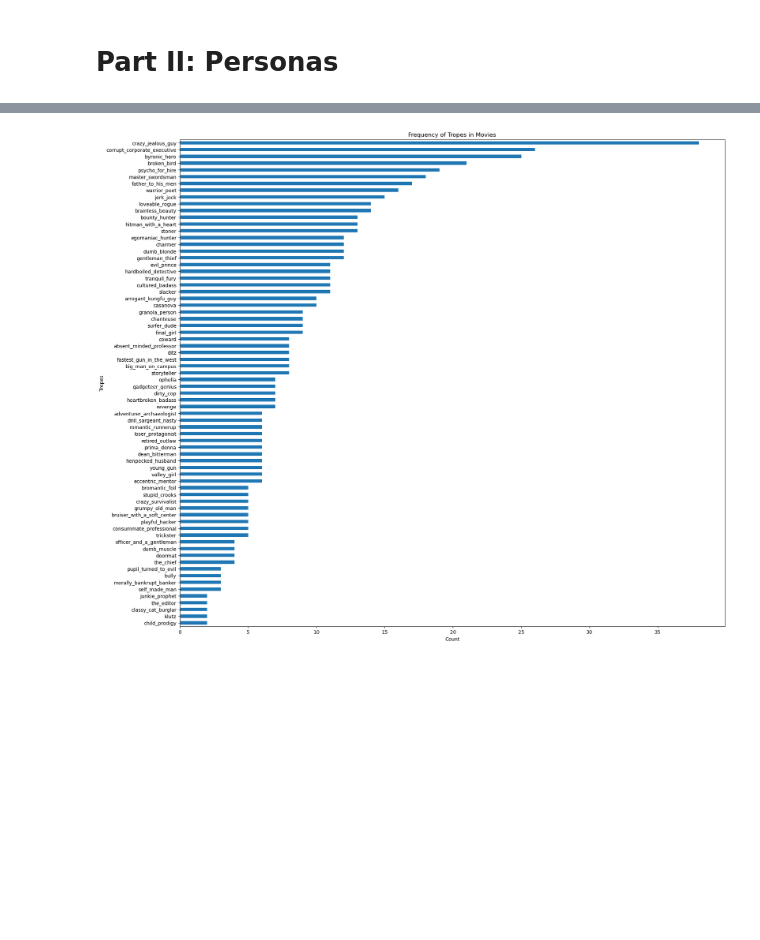
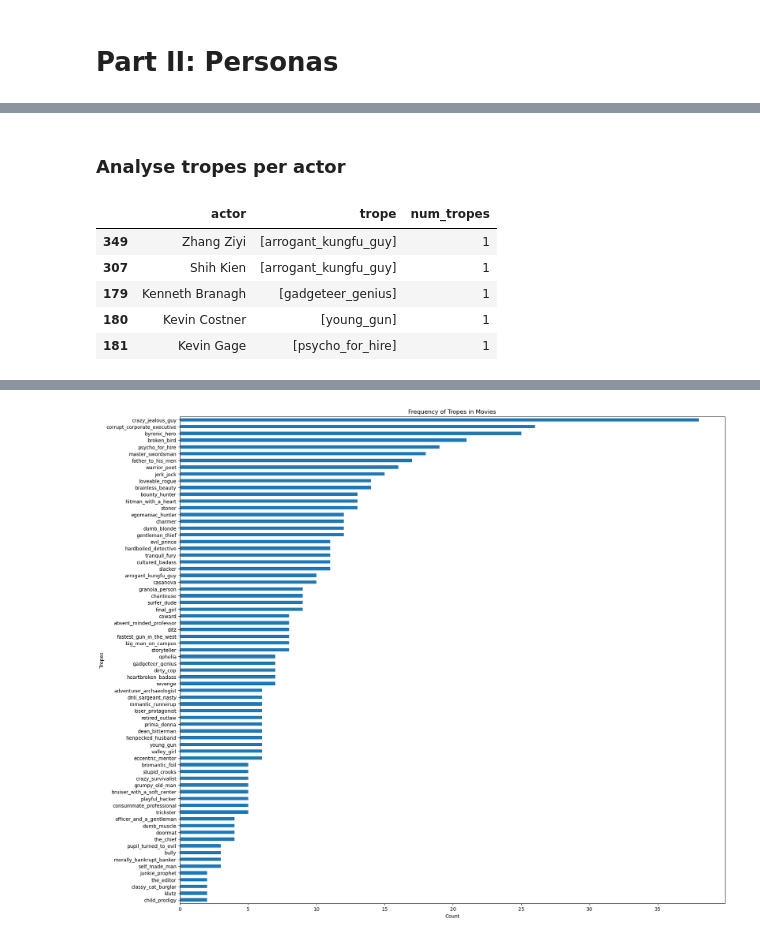
Before and after one commit to epfl-ada/ada-2023-project-advanceddataarsonists, a Jupyter notebook: data_exploring.ipynb, the cells around one changed output, grey strips where cells are left out. Cells and saved outputs as stored; diff of their text form; code cells hidden in the pictures; blank space fills up the shorter version.

```diff
--- a/data_exploring.ipynb
+++ b/data_exploring.ipynb
@@ -477,0 +391,2 @@ plt.show()
+# %% [markdown]
+### Analyse tropes per actor
@@ -477,0 +399,9 @@ plt.show()
+# %%
+tvtropes_per_actor.head()
+# %% [output]
+|  | actor | trope | num_tropes |
+| 349 | Zhang Ziyi | [arrogant_kungfu_guy] | 1 |
+| 307 | Shih Kien | [arrogant_kungfu_guy] | 1 |
+| 179 | Kenneth Branagh | [gadgeteer_genius] | 1 |
+| 180 | Kevin Costner | [young_gun] | 1 |
+| 181 | Kevin Gage | [psycho_for_hire] | 1 |
```
Also changed, not shown: parts of 20 cells of this notebook, 1 other file.
